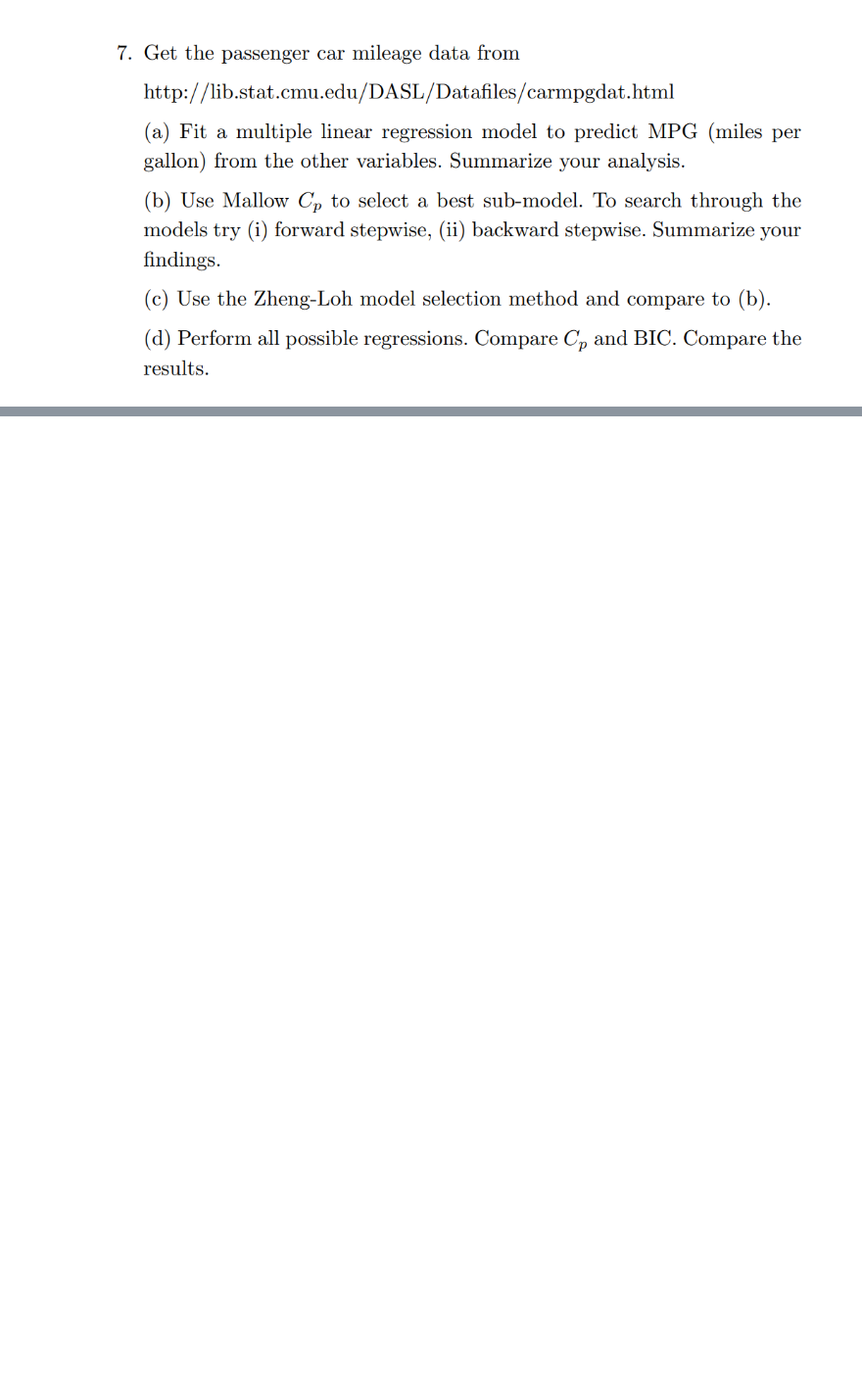
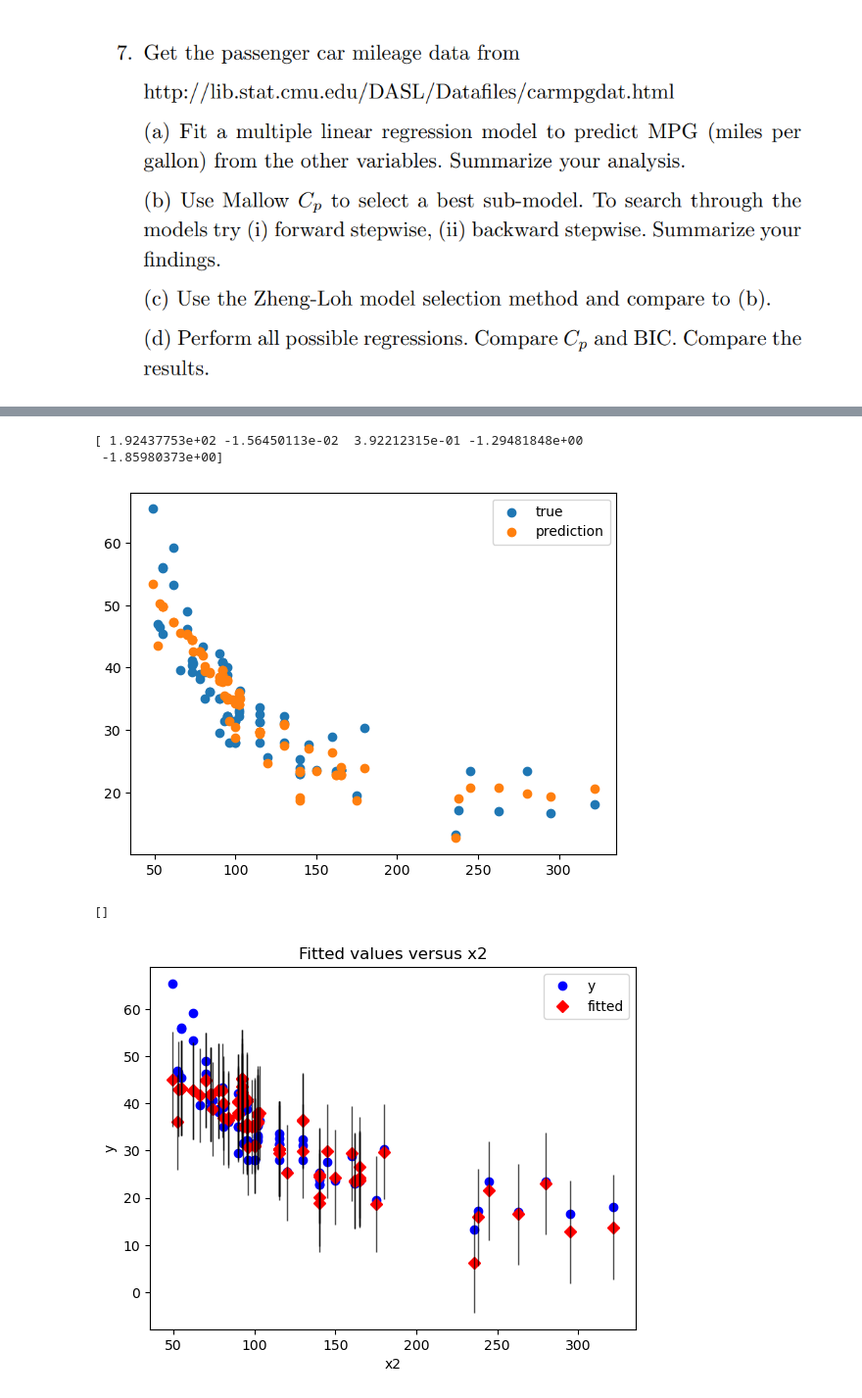
Before and after one commit to Stephen-Hodgson/All_of_Statistics, a Jupyter notebook: 13_Linear_Regression.ipynb, the cells around one changed output, grey strips where cells are left out. Shown: that part at 98% size. Drawn from its saved outputs; the diff is of its cells as text; code cells hidden in the pictures; blank space fills up the shorter version.

```diff
--- a/13_Linear_Regression.ipynb
+++ b/13_Linear_Regression.ipynb
@@ -191,0 +200,16 @@ dict
+# %%
+print(beta)
+plt.scatter(X[:,1], Y, label = 'true')
+plt.scatter(X[:,1], Yhat, label = 'prediction')
+plt.legend()
+plt.show()
+
+results = sm.OLS(Y, X).fit()
+sm.graphics.plot_fit(results, 1)
+plt.plot()
+# %% [output]
+[ 1.92437753e+02 -1.56450113e-02  3.92212315e-01 -1.29481848e+00
+ -1.85980373e+00]
+[figure, added]
+[]
+[figure, added]
```
Also changed, not shown: parts of 69 cells of this notebook.
